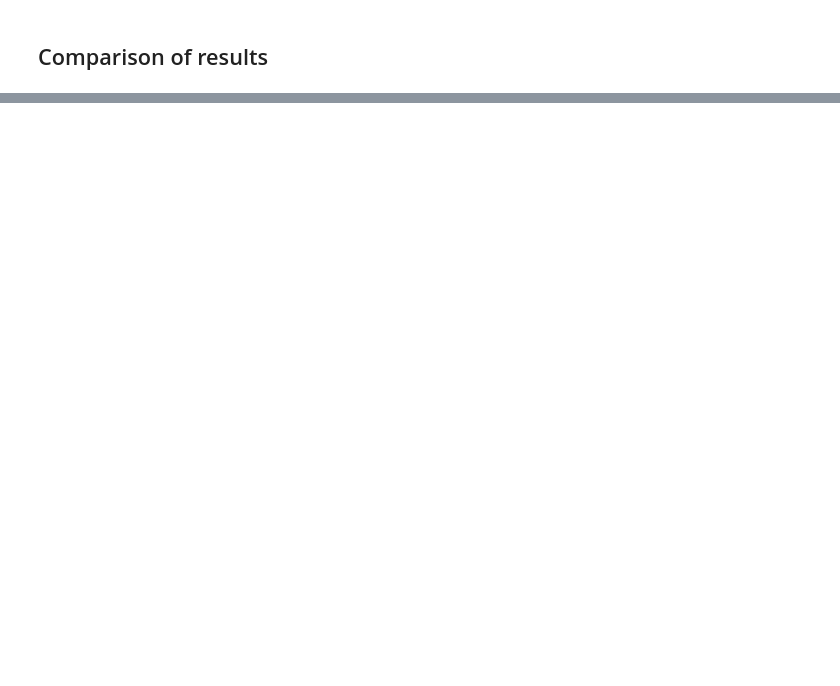
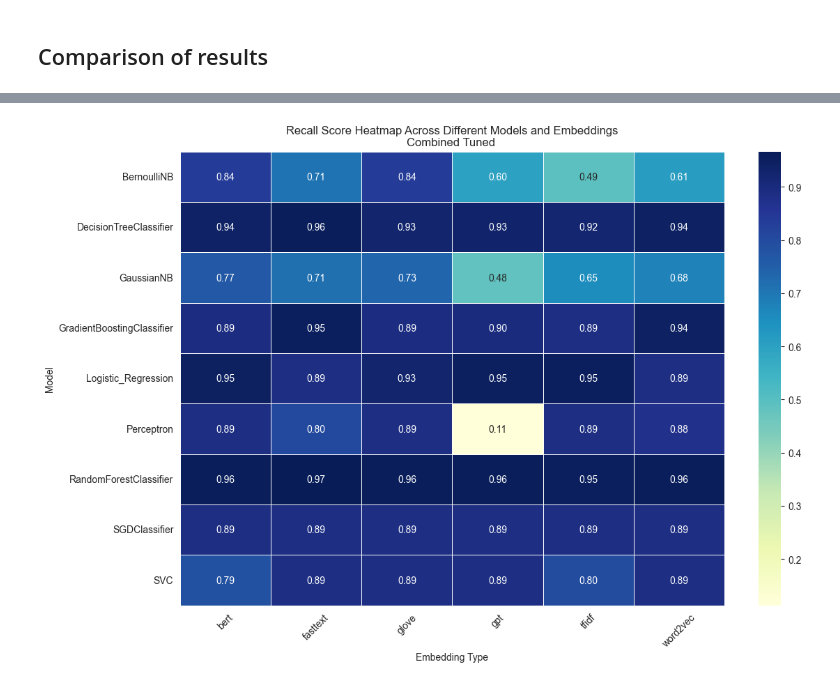
Before and after one commit to patrickahrend/TUM-NLP-Praktikum, a Jupyter notebook: notebooks/utilities/comparing_results.ipynb, the cells around one changed output, grey strips where cells are left out. Cells and saved outputs as stored; diff of their text form; code cells hidden in the pictures; blank space fills up the shorter version.

```diff
--- a/notebooks/utilities/comparing_results.ipynb
+++ b/notebooks/utilities/comparing_results.ipynb
@@ -105,0 +153,36 @@ Name: recall_oos, dtype: float64
+# %%
+def create_and_save_recall_heatmap(df: pd.DataFrame, title_extension: str, filename : str, model_col='model', data_col='data', recall_col='recall_oos', save_path=project_dir/'references/model results'  ):
+    """
+    This function creates and returns a heatmap of recall scores for different models and embeddings.
+
+    Parameters:
+    - df (pd.DataFrame): The dataframe containing the model evaluation results.
+    - title_extension (str): The title extension to add to the plot.
+    - filename (str): The filename to save the plot.
+    - model_col (str): The name of the column in df that contains the model names.
+    - data_col (str): The name of the column in df that contains the embedding type names.
+    - recall_col (str): The name of the column in df that contains the recall scores.
+    - rename_dict (dict): A dictionary to rename models if needed, e.g., {'GPT': 'GPT3.5'}.
+
+    Returns:
+    - ax (matplotlib.axes.Axes): The Axes object with the heatmap.
+    """
+    df = df.copy()
+
+    grouped_df = df.groupby([model_col, data_col]).mean()[recall_col].reset_index()
+
+    pivot_df = grouped_df.pivot(index=model_col, columns=data_col, values=recall_col)
+
+    # Plotting the heatmap
+    plt.figure(figsize=(12, 8))
+    ax = sns.heatmap(pivot_df, annot=True, fmt=".2f", cmap="YlGnBu", linewidths=.5)
+    plt.title('Recall Score Heatmap Across Different Models and Embeddings' + '\n' + title_extension)
+    plt.xlabel('Embedding Type')
+    plt.ylabel('Model')
+    plt.xticks(rotation=45)
+    plt.yticks(rotation=0)
+    plt.tight_layout()
+
+    ax.get_figure().savefig(save_path / filename)
+
+    return ax
@@ -105,0 +198,2 @@ Name: recall_oos, dtype: float64
+# %%
+model_results_combined_tuned = pd.read_csv(project_dir / "references/model results/model_evaluation_results_combined_tuned_0129-1527.csv")
@@ -105,0 +220,9 @@ Name: recall_oos, dtype: float64
+# %%
+grouped_new_df = model_results_combined_tuned.groupby(['model', 'data']).mean()['recall_oos'].reset_index()
+
+# Rename 'GPT' to 'GPT3.5' in the 'model' column if it exists
+grouped_new_df['model'] = grouped_new_df['model'].replace('GPT', 'GPT3.5')
+ax = create_and_save_recall_heatmap(grouped_new_df, title_extension = "Combined Tuned ", filename = "recall_heatmap_combined_tuned.png")
+plt.show()
+# %% [output]
+[figure, added]
```
Also changed, not shown: parts of 31 cells of this notebook.
